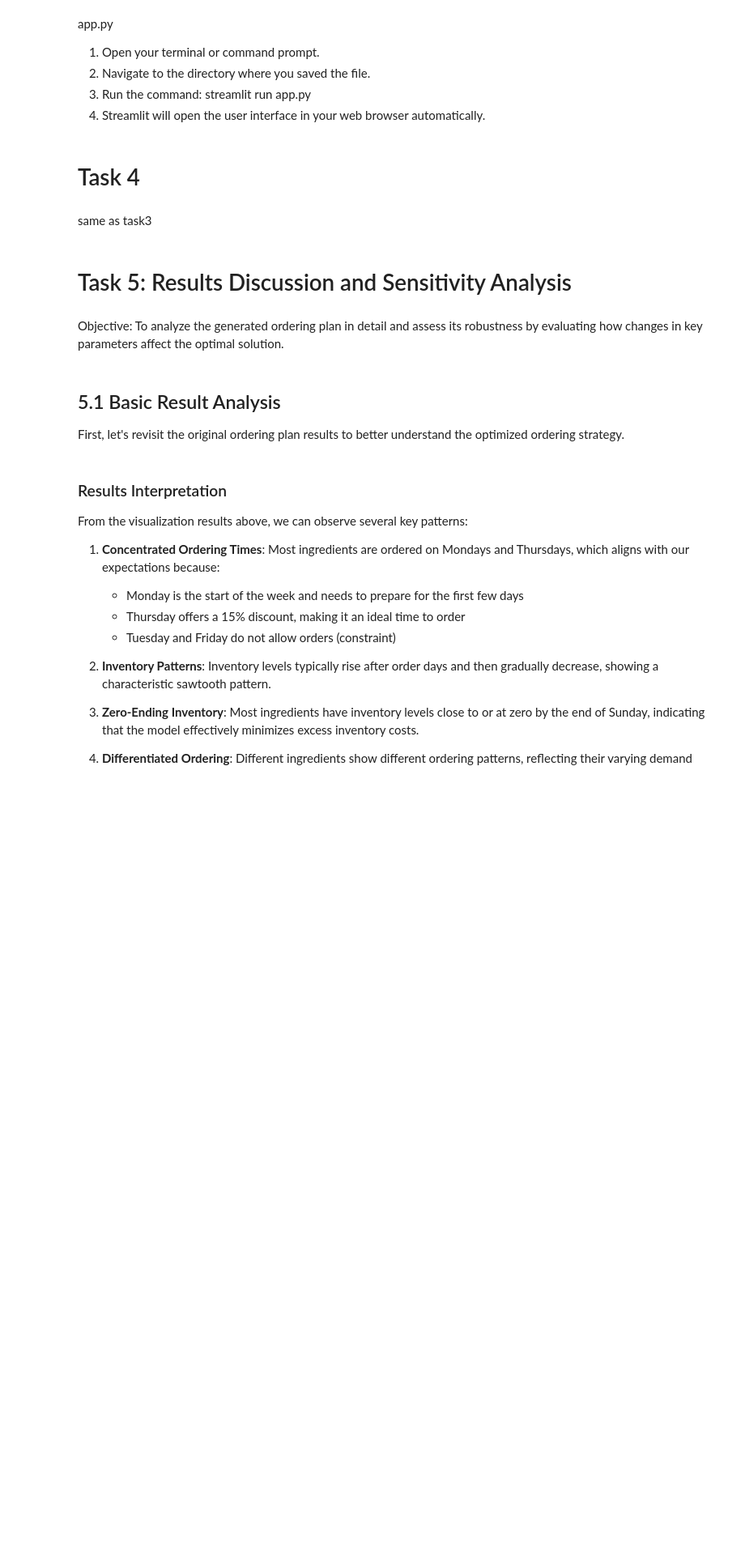
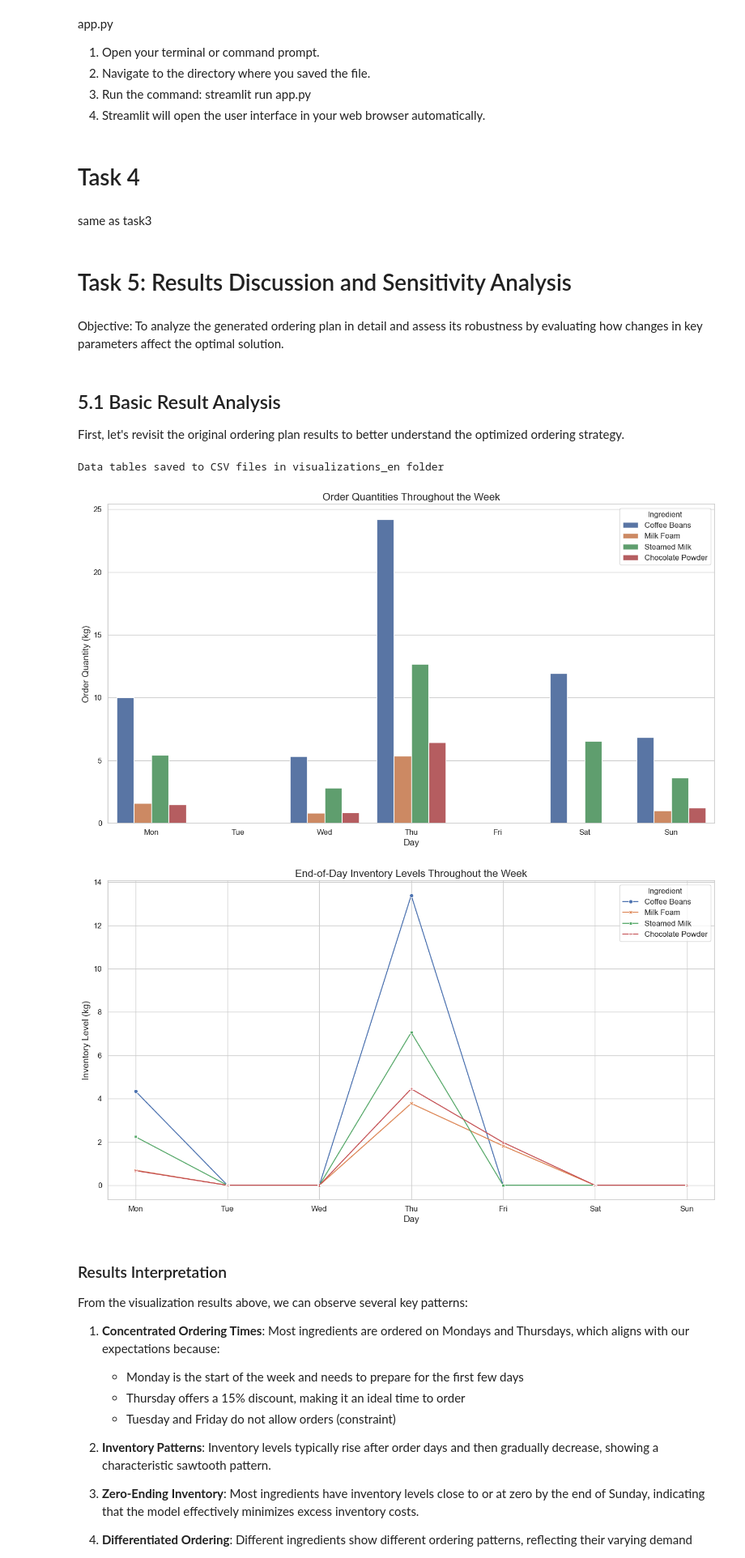
Before and after one commit to JolluChen/CoffeeProject, a Jupyter notebook: 6111project.ipynb, the cells around one changed output. Shown at 81% size. Saved outputs shown, nothing was run; the diff lists cells and outputs as text; code cells hidden in the pictures; blank space fills up the shorter version.

```diff
--- a/6111project.ipynb
+++ b/6111project.ipynb
@@ -639,6 +644,10 @@ except NameError:
         'Day': [day_names[day] for _, day in inventory_data.keys()],
         'Inventory Level': list(inventory_data.values())
     })
+    # Save data to CSV
+    order_df.to_csv('visualizations_en/order_quantities.csv', index=False)
+    inventory_df.to_csv('visualizations_en/inventory_levels.csv', index=False)
+    print("Data tables saved to CSV files in visualizations_en folder")
 else:
     # If Task 2 has been run, use the actual results
     # Order data
@@ -663,33 +672,46 @@ order_df = pd.DataFrame({
 inventory_df = pd.DataFrame({
     'Ingredient': [ing for ing, _ in inventory_data.keys()],
     'Day': [day_names[day] for _, day in inventory_data.keys()],
     'Inventory Level': list(inventory_data.values())
 })
 
+# Save data to CSV
+order_df.to_csv('visualizations_en/order_quantities.csv', index=False)
+inventory_df.to_csv('visualizations_en/inventory_levels.csv', index=False)
+print("Data tables saved to CSV files in visualizations_en folder")
+
 # Visualize order quantities
 plt.figure(figsize=(14, 8))
 sns.barplot(x='Day', y='Order Quantity', hue='Ingredient', data=order_df)
 plt.title('Order Quantities Throughout the Week', fontsize=16)
 plt.xlabel('Day', fontsize=14)
 plt.ylabel('Order Quantity (kg)', fontsize=14)
 plt.legend(title='Ingredient', fontsize=12)
 plt.xticks(fontsize=12)
 plt.yticks(fontsize=12)
 plt.tight_layout()
+# Save the figure
+plt.savefig('visualizations_en/order_quantities.png', dpi=300, bbox_inches='tight')
 plt.show()
 
 # Visualize inventory levels
 plt.figure(figsize=(14, 8))
 sns.lineplot(x='Day', y='Inventory Level', hue='Ingredient', style='Ingredient', data=inventory_df, markers=True, dashes=False)
 plt.title('End-of-Day Inventory Levels Throughout the Week', fontsize=16)
 plt.xlabel('Day', fontsize=14)
 plt.ylabel('Inventory Level (kg)', fontsize=14)
 plt.legend(title='Ingredient', fontsize=12)
 plt.xticks(fontsize=12)
 plt.yticks(fontsize=12)
 plt.grid(True)
 plt.tight_layout()
+# Save the figure
+plt.savefig('visualizations_en/inventory_levels.png', dpi=300, bbox_inches='tight')
 plt.show()
+# %% [output]
+Data tables saved to CSV files in visualizations_en folder
+[figure, added]
+[figure, added]
 # %% [markdown]
 ### Results Interpretation
 
```
Also changed, not shown: parts of 8 cells of this notebook, 27 other files.
